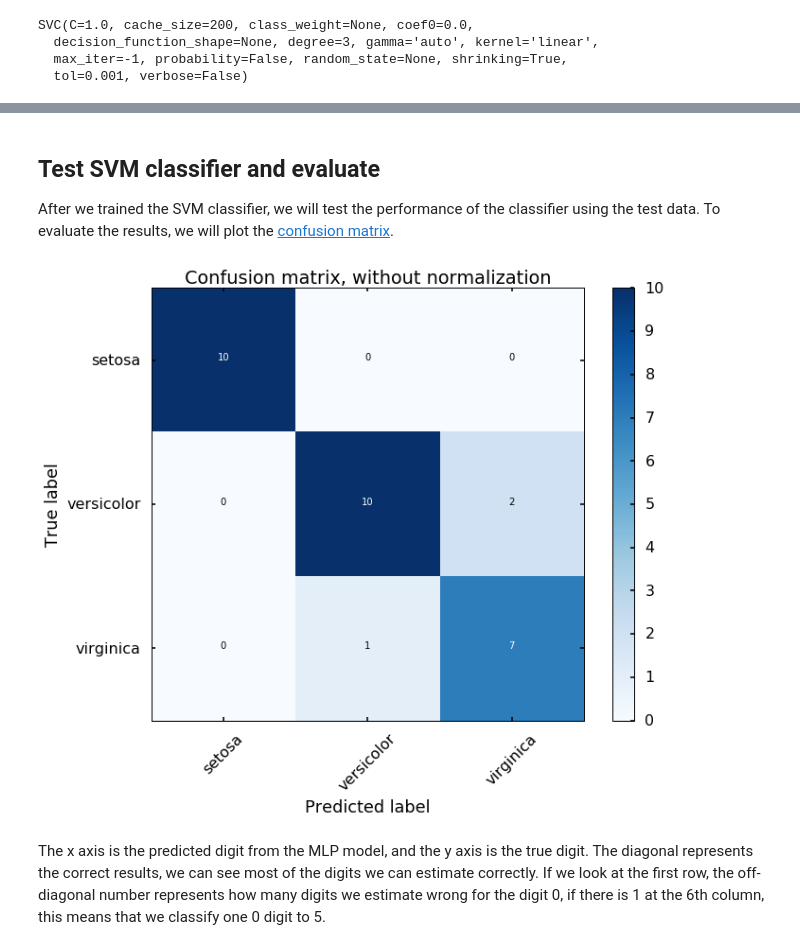
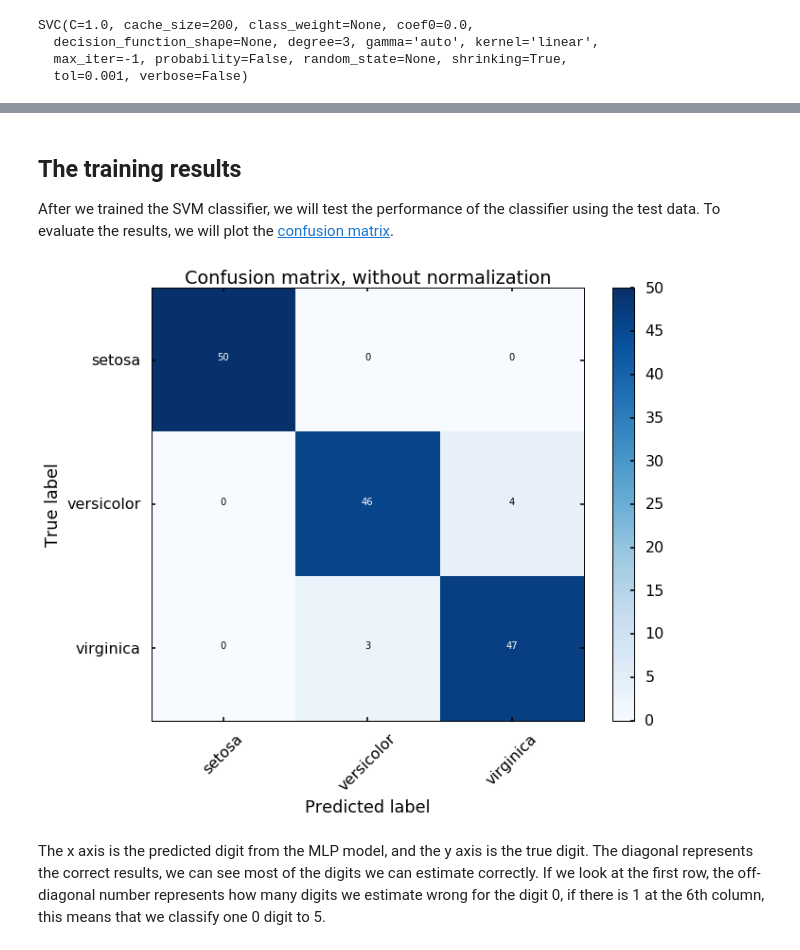
Before and after one commit to qingkaikong/blog, a Jupyter notebook: 45_support_vector_machine_part2_sklearn/SVM_example_classification.ipynb, the cells around one changed output, grey strips where cells are left out. Cells and saved outputs as stored; diff of their text form; code cells hidden in the pictures.

```diff
--- a/45_support_vector_machine_part2_sklearn/SVM_example_classification.ipynb
+++ b/45_support_vector_machine_part2_sklearn/SVM_example_classification.ipynb
@@ -22,6 +22,9 @@ iris = datasets.load_iris()
 # easily visualize them
 X = iris.data[:, [0, 2]]
 y = iris.target
+target_names = iris.target_names
+feature_names = iris.feature_names
+# get the classes
 n_class = len(set(y))
 print('We have %d classes in the data'%(n_class))
 # %% [output]
@@ -31,9 +34,10 @@ We have 3 classes in the data
 plt.figure(figsize = (10,8))
 for i, c, s in (zip(range(n_class), ['b', 'g', 'r'], ['o', '^', '*'])):
     ix = y == i
-    plt.scatter(X[:, 0][ix], X[:, 1][ix], color = c, marker = s, s = 60)
+    plt.scatter(X[:, 0][ix], X[:, 1][ix], color = c, marker = s, s = 60, label = target_names[i])
 
-plt.xlabel('Feature 1')
-plt.ylabel('Feature 2')
+plt.legend(loc = 2, scatterpoints = 1)
+plt.xlabel('Feature 1 - ' + feature_names[0])
+plt.ylabel('Feature 2 - ' + feature_names[2])
 plt.show()
 # %% [output]
@@ -63,7 +51,7 @@ X_test_scaled = scaler.transform(X_test)
 clf = svm.SVC(kernel='linear')
 
 # Train the classifier with the traning data
-clf.fit(X_train_scaled,y_train)
+clf.fit(X,y)
 # %% [output]
 SVC(C=1.0, cache_size=200, class_weight=None, coef0=0.0,
   decision_function_shape=None, degree=3, gamma='auto', kernel='linear',
@@ -72,5 +72,5 @@ SVC(C=1.0, cache_size=200, class_weight=None, coef0=0.0,
 # %% [markdown]
-## Test SVM classifier and evaluate
+## The training results
 
 After we trained the SVM classifier, we will test the performance of the classifier using the test data. To evaluate the results, we will plot the [confusion matrix](https://en.wikipedia.org/wiki/Confusion_matrix).
 # %%
@@ -105,14 +105,14 @@ def plot_confusion_matrix(cm, classes,
     plt.show()
 # %%
 # predict results from the test data
-predicted = clf.predict(X_test_scaled)
+predicted = clf.predict(X)
 
 # plot the confusion matrix
-cm = confusion_matrix(y_test,predicted)
+cm = confusion_matrix(y,predicted)
 plot_confusion_matrix(cm, classes=iris.target_names,
                       title='Confusion matrix, without normalization')
 # %% [output]
-[figure, old version]
+[figure, new version]
 # %% [markdown]
 The x axis is the predicted digit from the MLP model, and the y axis is the true digit. The diagonal represents the correct results, we can see most of the digits we can estimate correctly. If we look at the first row, the off-diagonal number represents how many digits we estimate wrong for the digit 0, if there is 1 at the 6th column, this means that we classify one 0 digit to 5.
 # %%
```
Also changed, not shown: parts of 14 cells of this notebook.
